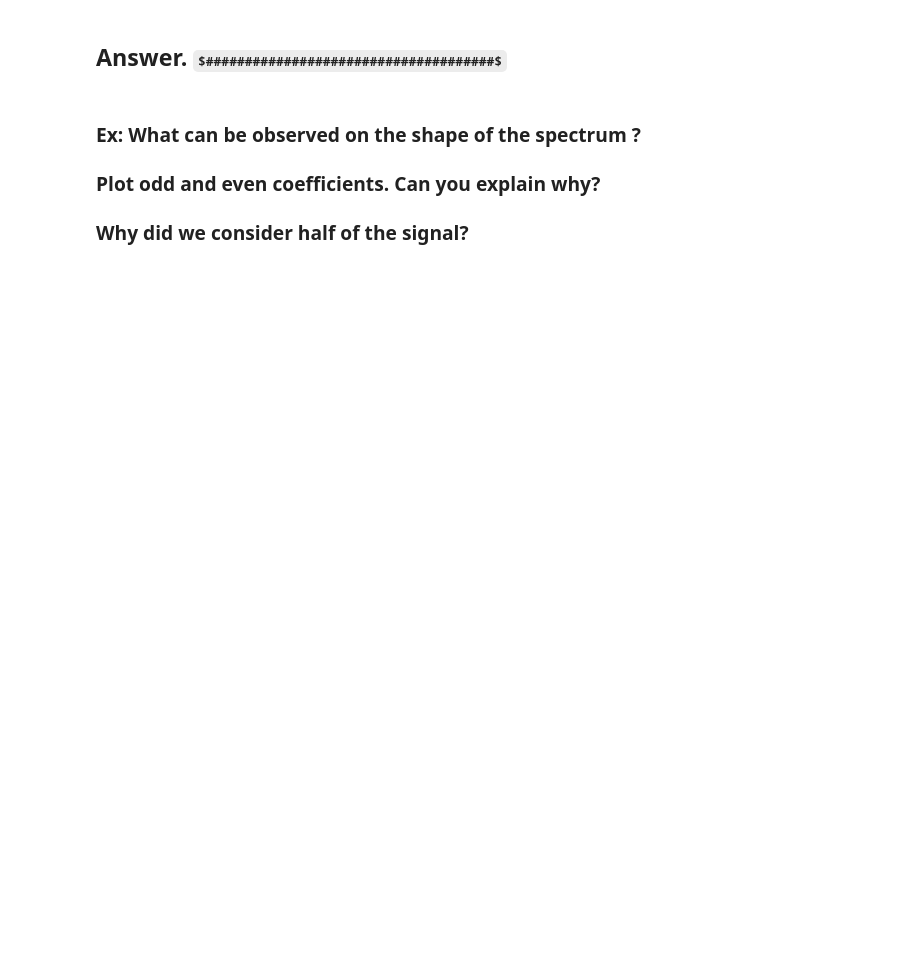
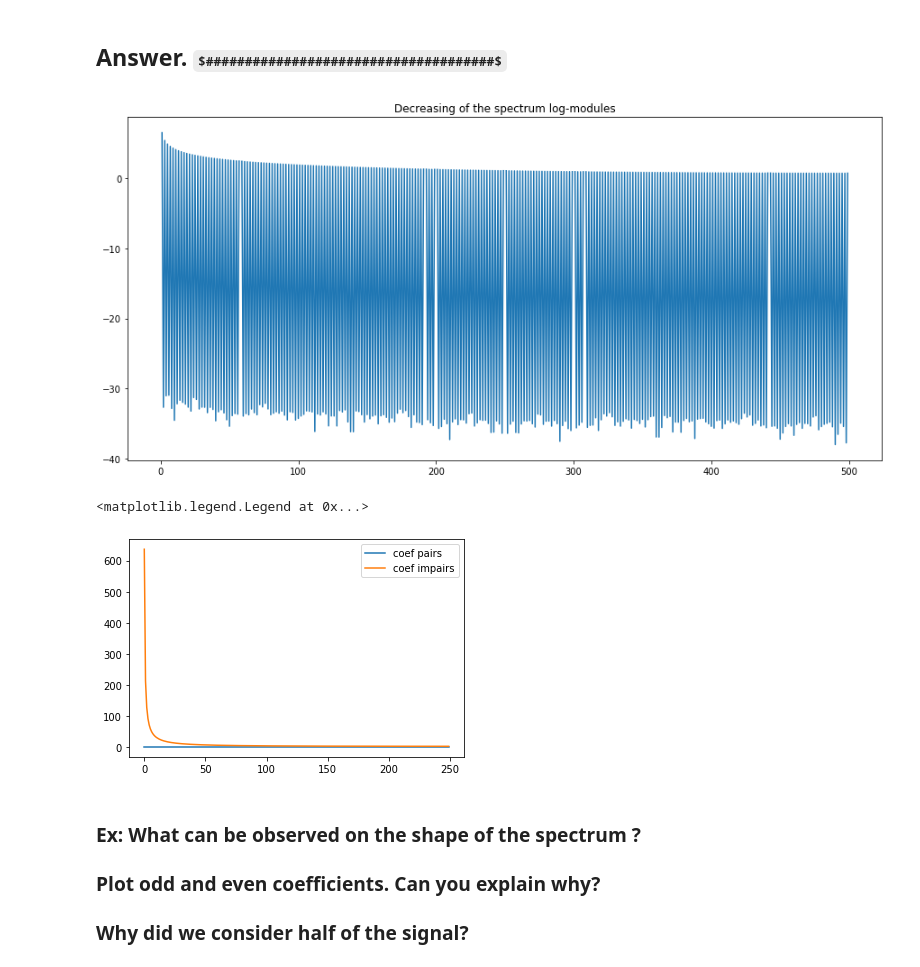
Before and after one commit to Thomas-Zorroche/Signal-Processing-M2, a Jupyter notebook: TD1/TD 1 FFT - Exercices.ipynb, the cells around one changed output. Drawn from its saved outputs; the diff is of its cells as text; code cells hidden in the pictures; some formulas as TeX source; blank space fills up the shorter version.

```diff
--- a/TD1/TD 1 FFT - Exercices.ipynb
+++ b/TD1/TD 1 FFT - Exercices.ipynb
@@ -153,9 +158,19 @@ plt.plot(np.real(reconstruct))
 # %% [markdown]
 ## Answer. $#####################################$
 # %%
+plt.figure(figsize = (15,7))
 plt.title("Decreasing of the spectrum log-modules")
 fq = spectre[0:m]
 plt.plot(np.log(np.abs(fq)));
+plt.show();
+
+plt.plot([np.abs(spectre[2*i]) for i in range(0, m//2)], label="coef pairs")
+plt.plot([np.abs(spectre[(2*i) + 1]) for i in range(0, m//2)], label="coef impairs")
+plt.legend()
+# %% [output]
+[figure, added]
+<matplotlib.legend.Legend at 0x...>
+[figure, added]
 # %% [markdown]
 ### Ex: What can be observed on the shape of the spectrum ?
 ### Plot odd and even coefficients. Can you explain why?
```
Also changed, not shown: parts of 8 cells of this notebook.
